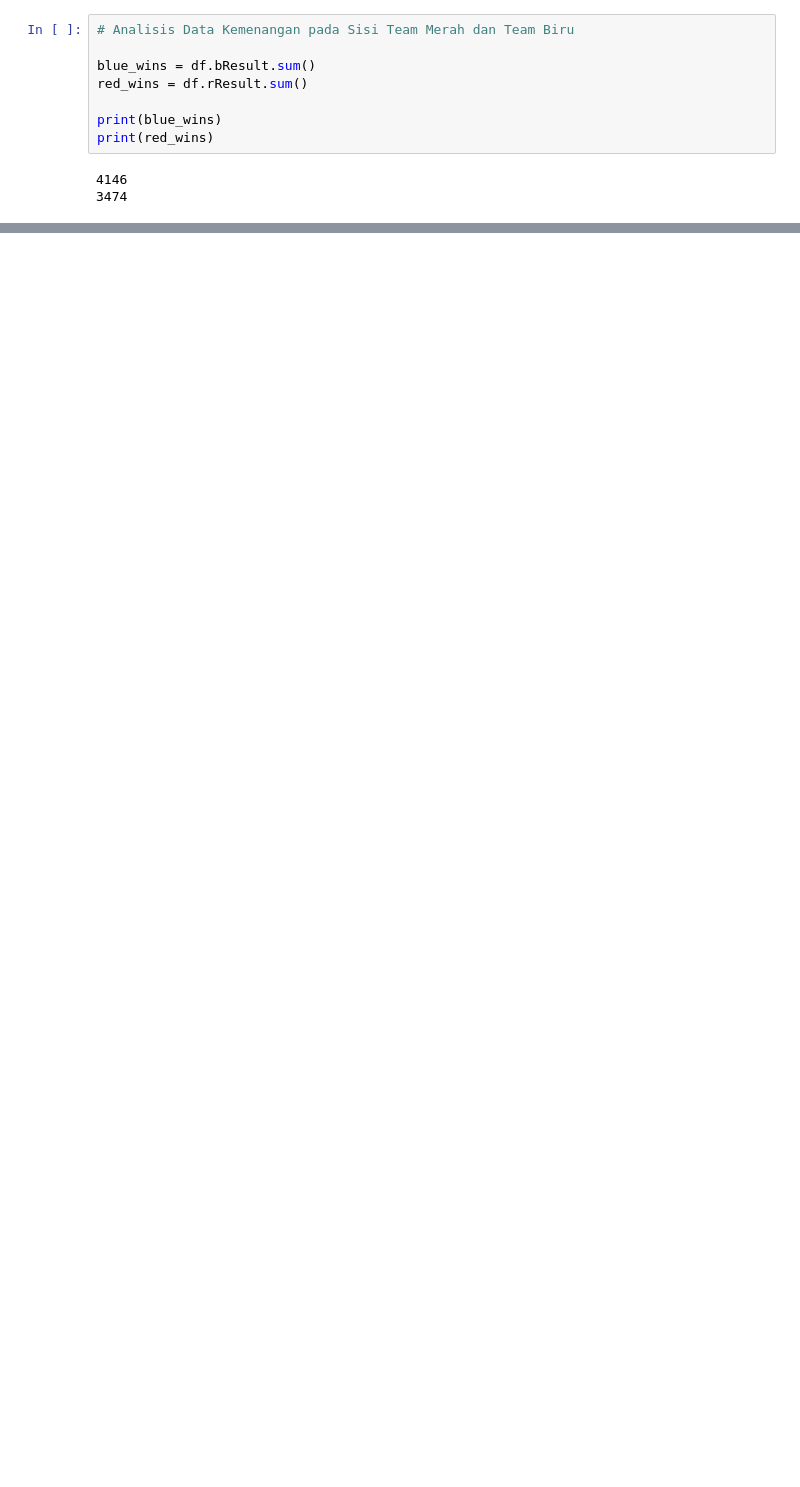
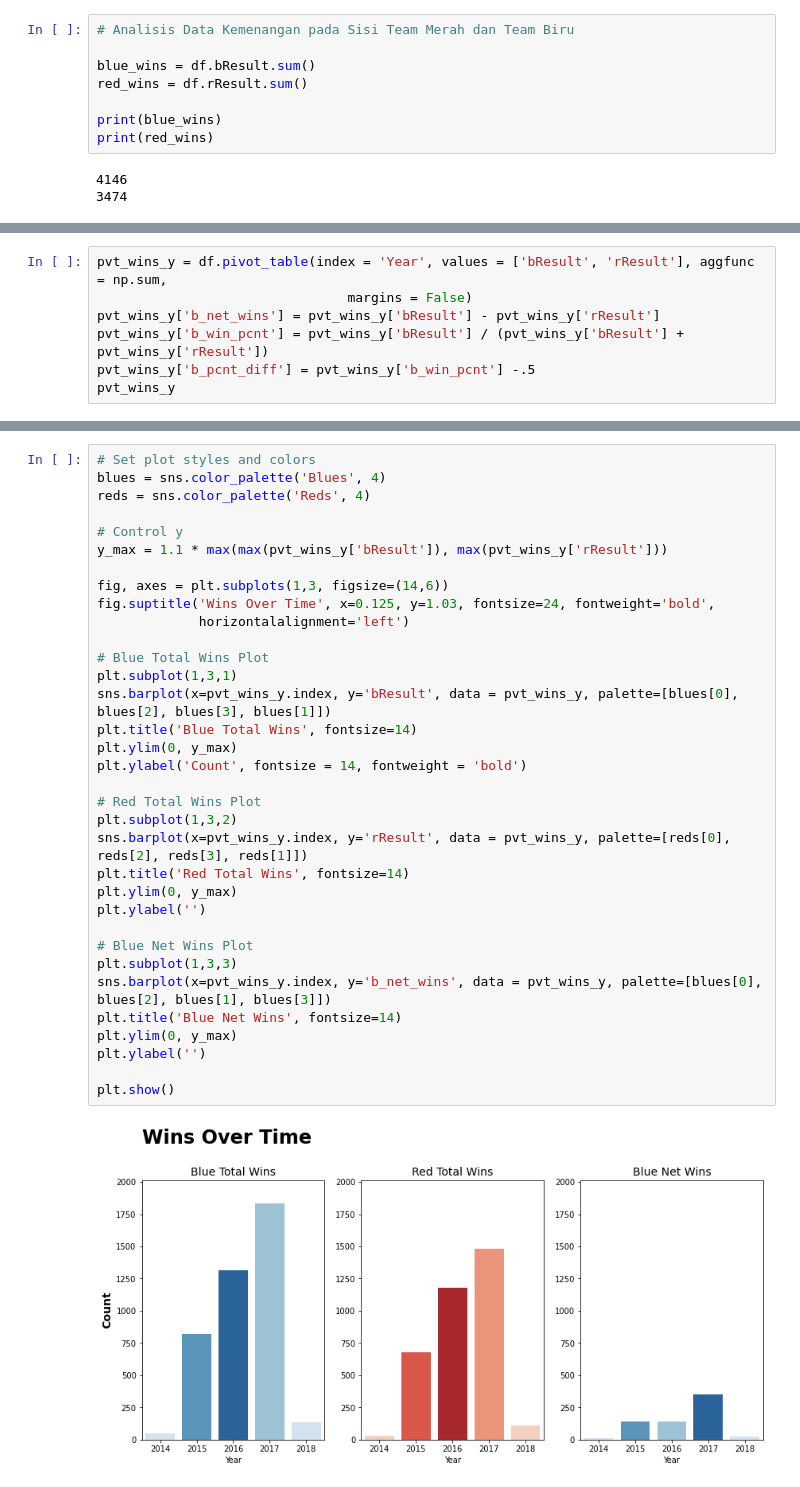
Before and after one commit to mozarik/Praktikum5-Fungsional, a Jupyter notebook: analysis.ipynb, the cells around one changed output, grey strips where cells are left out. Drawn from its saved outputs; the diff is of its cells as text; blank space fills up the shorter version.

```diff
--- a/analysis.ipynb
+++ b/analysis.ipynb
@@ -210,0 +344,7 @@ plt.show()
+# %%
+pvt_wins_y = df.pivot_table(index = 'Year', values = ['bResult', 'rResult'], aggfunc = np.sum,
+                                margins = False)
+pvt_wins_y['b_net_wins'] = pvt_wins_y['bResult'] - pvt_wins_y['rResult']
+pvt_wins_y['b_win_pcnt'] = pvt_wins_y['bResult'] / (pvt_wins_y['bResult'] + pvt_wins_y['rResult'])
+pvt_wins_y['b_pcnt_diff'] = pvt_wins_y['b_win_pcnt'] -.5
+pvt_wins_y
@@ -210,0 +359,36 @@ plt.show()
+# %%
+# Set plot styles and colors
+blues = sns.color_palette('Blues', 4)
+reds = sns.color_palette('Reds', 4)
+
+# Control y
+y_max = 1.1 * max(max(pvt_wins_y['bResult']), max(pvt_wins_y['rResult']))
+
+fig, axes = plt.subplots(1,3, figsize=(14,6))
+fig.suptitle('Wins Over Time', x=0.125, y=1.03, fontsize=24, fontweight='bold',
+             horizontalalignment='left')
+
+# Blue Total Wins Plot
+plt.subplot(1,3,1)
+sns.barplot(x=pvt_wins_y.index, y='bResult', data = pvt_wins_y, palette=[blues[0], blues[2], blues[3], blues[1]])
+plt.title('Blue Total Wins', fontsize=14)
+plt.ylim(0, y_max)
+plt.ylabel('Count', fontsize = 14, fontweight = 'bold')
+
+# Red Total Wins Plot
+plt.subplot(1,3,2)
+sns.barplot(x=pvt_wins_y.index, y='rResult', data = pvt_wins_y, palette=[reds[0], reds[2], reds[3], reds[1]])
+plt.title('Red Total Wins', fontsize=14)
+plt.ylim(0, y_max)
+plt.ylabel('')
+
+# Blue Net Wins Plot
+plt.subplot(1,3,3)
+sns.barplot(x=pvt_wins_y.index, y='b_net_wins', data = pvt_wins_y, palette=[blues[0], blues[2], blues[1], blues[3]])
+plt.title('Blue Net Wins', fontsize=14)
+plt.ylim(0, y_max)
+plt.ylabel('')
+
+plt.show()
+# %% [output]
+[figure, added]
```
Also changed, not shown: parts of 25 cells of this notebook.
